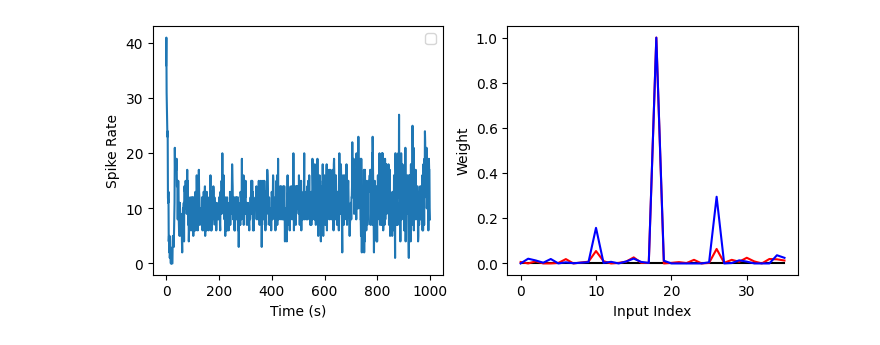
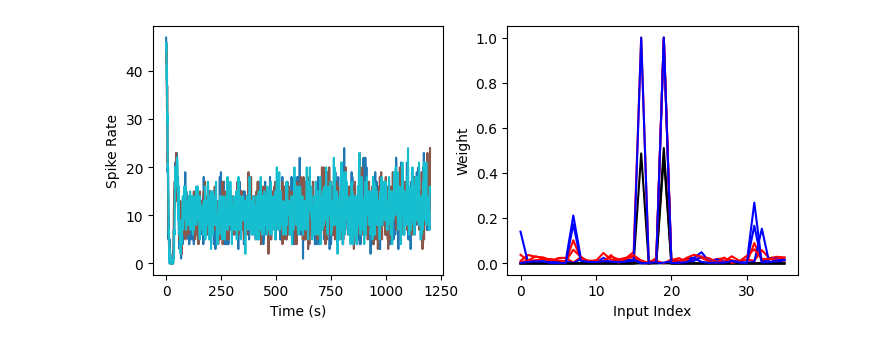
Before and after one commit to landoskape/plasticity-modeling, a Jupyter notebook: notebooks/iaf_testing_sims.ipynb, the cells around one changed output. Cells and saved outputs as stored; diff of their text form; code cells hidden in the pictures.

```diff
--- a/notebooks/iaf_testing_sims.ipynb
+++ b/notebooks/iaf_testing_sims.ipynb
@@ -4,22 +4,25 @@
 
 import numpy as np
 from matplotlib import pyplot as plt
+from syd import make_viewer
+
 from src.iaf.experiments import get_experiment
 
 base_dp_ratio = 1.1
-apical_dp_ratio = 1.05
+apical_dp_ratio = 1.025
 no_apical = False
 config = "hofer"
-num_simulations = 1
+num_simulations = 3
 sim, cfg = get_experiment(
     config,
     base_dp_ratio=base_dp_ratio,
     apical_dp_ratio=apical_dp_ratio,
     no_apical=no_apical,
-    num_simulations=num_simulations
+    num_simulations=num_simulations,
+    edge_probability=0.75,
 )
 # %%
-results = sim.run(duration=1000)
+results = sim.run(duration=1200, initialize=True)
 # %%
 def make_psth(spike_times, duration, dt):
     psth = np.zeros((duration * int(1/dt)))
@@ -34,3 +37,7 @@ psths = np.stack([make_psth(st, duration, dt) for st in results["spike_times"]],
 basal_weights = np.stack([w["basal"][-1] for w in results["weights"]], axis=0)
 simple_weights = np.stack([w["apical-simple"][-1] for w in results["weights"]], axis=0)
 complex_weights = np.stack([w["apical-complex"][-1] for w in results["weights"]], axis=0)
+
+basal_weights = basal_weights / cfg.synapses["basal"].max_weight / cfg.synapses["basal"].num_synapses
+simple_weights = simple_weights / cfg.synapses["apical-simple"].max_weight / cfg.synapses["apical-simple"].num_synapses
+complex_weights = complex_weights / cfg.synapses["apical-complex"].max_weight / cfg.synapses["apical-complex"].num_synapses
@@ -37,18 +52,17 @@ complex_weights = np.stack([w["apical-complex"][-1] for w in results["weights"]]
 # %%
 cmap = plt.get_cmap("tab10")
 colors = cmap(np.linspace(0, 1, psths.shape[0]))
 
 fig, ax = plt.subplots(1, 2, figsize=(7, 3), layout="constrained")
 for ineuron in range(psths.shape[0]):
     ax[0].plot(psths[ineuron], color=colors[ineuron])
     ax[1].plot(basal_weights[ineuron], color="k")
     ax[1].plot(simple_weights[ineuron] / np.max(simple_weights[ineuron]), color="r")
     ax[1].plot(complex_weights[ineuron] / np.max(complex_weights[ineuron]), color="b")
-ax[0].legend()
 ax[0].set_xlabel("Time (s)")
 ax[0].set_ylabel("Spike Rate")
 ax[1].set_xlabel("Input Index")
 ax[1].set_ylabel("Weight")
 plt.show()
 # %% [output]
-[figure, old version]
+[figure, new version]
```
Also changed, not shown: parts of 7 cells of this notebook, 1 other file.
